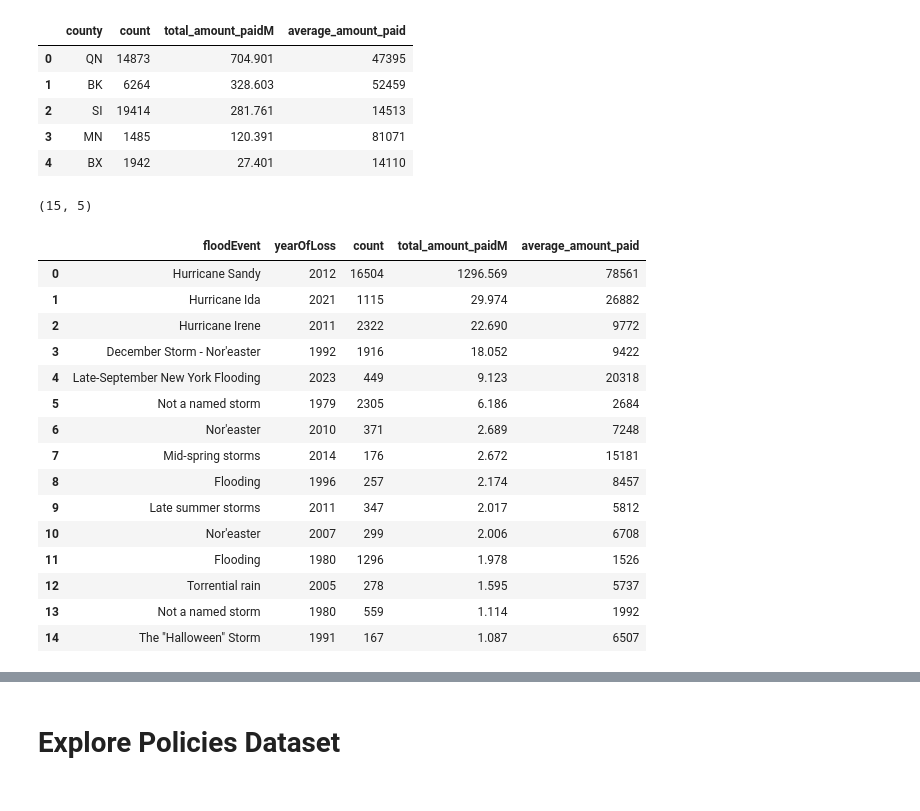
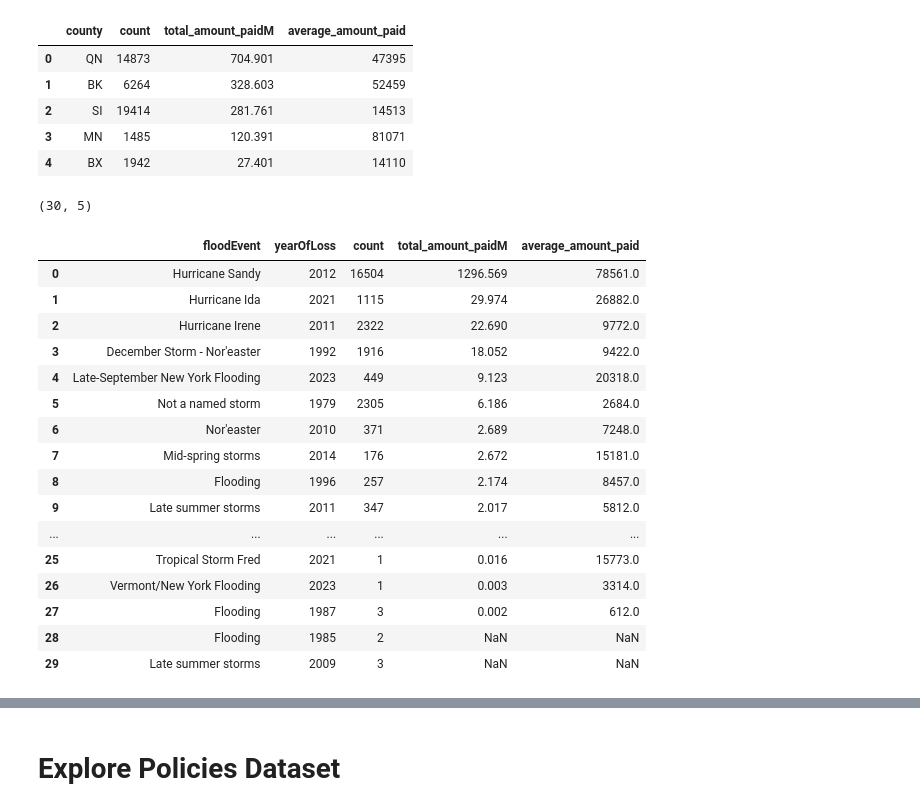
Before and after one commit to mebauer/nyc-odw25-nfip, a Jupyter notebook: figures.ipynb, the cells around one changed output, grey strips where cells are left out. Cells and saved outputs as stored; diff of their text form; code cells hidden in the pictures.

```diff
--- a/figures.ipynb
+++ b/figures.ipynb
@@ -410,49 +412,48 @@ df
 sql = """
     SELECT
         floodEvent,
         yearOfLoss,
         COUNT(*) AS count,
         ROUND(
             (SUM(amountPaidOnBuildingClaim)
             + SUM(amountPaidOnContentsClaim)
             + SUM(amountPaidOnIncreasedCostOfComplianceClaim)
         ) / 1_000_000, 3) AS total_amount_paidM,
         ROUND(
             (SUM(amountPaidOnBuildingClaim)
             + SUM(amountPaidOnContentsClaim)
             + SUM(amountPaidOnIncreasedCostOfComplianceClaim)
-        ) / count, 0)::INT AS average_amount_paid
+        ) / count, 0)::BIGINT AS average_amount_paid
     FROM
         claims
     WHERE
         floodEvent NOT NULL
     GROUP BY
         floodEvent, yearOfLoss
     ORDER BY
         total_amount_paidM DESC
-    LIMIT
-        15
 """
 
 df = con.sql(sql).to_df()
 
 print(df.shape)
 df
 # %% [output]
-(15, 5)
+(30, 5)
 |  | floodEvent | yearOfLoss | count | total_amount_paidM | average_amount_paid |
-| 0 | Hurricane Sandy | 2012 | 16504 | 1296.569 | 78561 |
-| 1 | Hurricane Ida | 2021 | 1115 | 29.974 | 26882 |
-| 2 | Hurricane Irene | 2011 | 2322 | 22.690 | 9772 |
-| 3 | December Storm - Nor'easter | 1992 | 1916 | 18.052 | 9422 |
-| 4 | Late-September New York Flooding | 2023 | 449 | 9.123 | 20318 |
-| 5 | Not a named storm | 1979 | 2305 | 6.186 | 2684 |
-| 6 | Nor'easter | 2010 | 371 | 2.689 | 7248 |
-| 7 | Mid-spring storms | 2014 | 176 | 2.672 | 15181 |
-| 8 | Flooding | 1996 | 257 | 2.174 | 8457 |
-| 9 | Late summer storms | 2011 | 347 | 2.017 | 5812 |
-| 10 | Nor'easter | 2007 | 299 | 2.006 | 6708 |
-| 11 | Flooding | 1980 | 1296 | 1.978 | 1526 |
-| 12 | Torrential rain | 2005 | 278 | 1.595 | 5737 |
-| 13 | Not a named storm | 1980 | 559 | 1.114 | 1992 |
-| 14 | The "Halloween" Storm | 1991 | 167 | 1.087 | 6507 |
+| 0 | Hurricane Sandy | 2012 | 16504 | 1296.569 | 78561.0 |
+| 1 | Hurricane Ida | 2021 | 1115 | 29.974 | 26882.0 |
+| 2 | Hurricane Irene | 2011 | 2322 | 22.690 | 9772.0 |
+| 3 | December Storm - Nor'easter | 1992 | 1916 | 18.052 | 9422.0 |
+| 4 | Late-September New York Flooding | 2023 | 449 | 9.123 | 20318.0 |
+| 5 | Not a named storm | 1979 | 2305 | 6.186 | 2684.0 |
+| 6 | Nor'easter | 2010 | 371 | 2.689 | 7248.0 |
+| 7 | Mid-spring storms | 2014 | 176 | 2.672 | 15181.0 |
+| 8 | Flooding | 1996 | 257 | 2.174 | 8457.0 |
+| 9 | Late summer storms | 2011 | 347 | 2.017 | 5812.0 |
+| ... | ... | ... | ... | ... | ... |
+| 25 | Tropical Storm Fred | 2021 | 1 | 0.016 | 15773.0 |
+| 26 | Vermont/New York Flooding | 2023 | 1 | 0.003 | 3314.0 |
+| 27 | Flooding | 1987 | 3 | 0.002 | 612.0 |
+| 28 | Flooding | 1985 | 2 | NaN | NaN |
+| 29 | Late summer storms | 2009 | 3 | NaN | NaN |
```
Also changed, not shown: parts of 15 cells of this notebook, 7 other files.
